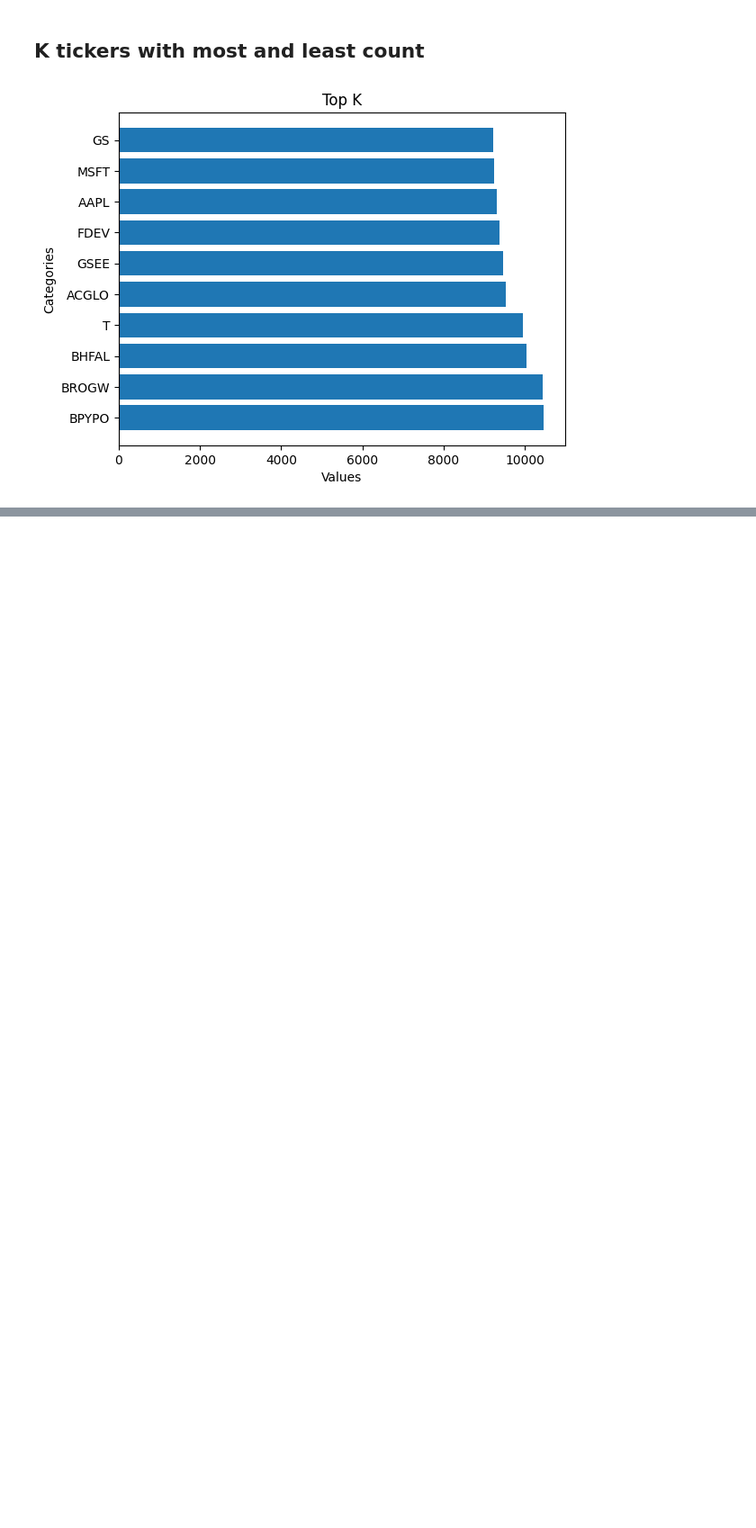
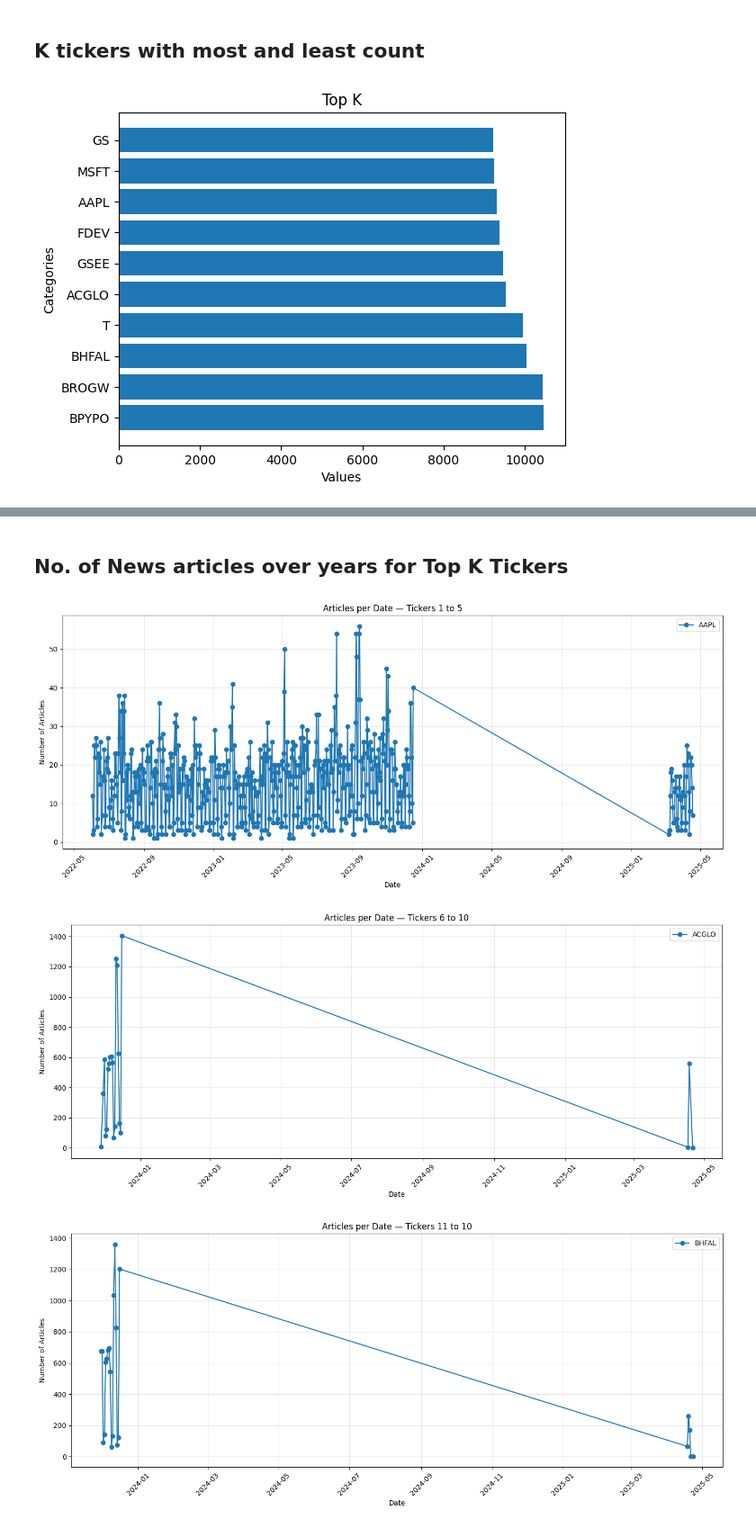
Before and after one commit to pranavdhawann/spring-2026-group4, a Jupyter notebook: src/notebooks/news_eda_1.ipynb, the cells around one changed output, grey strips where cells are left out. Shown at 90% size. Saved outputs shown, nothing was run; the diff lists cells and outputs as text; code cells hidden in the pictures; blank space fills up the shorter version.

Commit message:
added # of news per day for top K tickers

```diff
--- a/src/notebooks/news_eda_1.ipynb
+++ b/src/notebooks/news_eda_1.ipynb
@@ -88,0 +92,49 @@ plt.show()
+# %% [markdown]
+## No. of News articles over years for Top K Tickers
+# %%
+df_date_n_articles = {"date": [], "ticker":[]}
+for ticker in tqdm(top_k_tickers):
+    ticker_ = remove_jsonl_from_ticker(ticker)
+    data = read_jsonl(os.path.join(config["NEWS_FOLDER"], ticker))
+    for article in data:
+        df_date_n_articles["date"].append(article["Date"])
+        df_date_n_articles["ticker"].append(ticker_)
+df_date_n_articles = pd.DataFrame(df_date_n_articles)
+# %%
+df_date_n_articles['date'] = pd.to_datetime(df_date_n_articles['date'])
+date_counts = (
+    df_date_n_articles
+    .groupby(['ticker', 'date'])
+    .size()
+    .reset_index(name='freq')
+)
+tickers = sorted(date_counts['ticker'].unique())
+tickers_per_plot = 1
+n_plots = math.ceil(len(tickers) / tickers_per_plot)
+for i in range(n_plots):
+    plt.figure(figsize=(14, 6))
+
+    batch = tickers[i * tickers_per_plot:(i + 1) * tickers_per_plot]
+
+    for ticker in batch:
+        df_t = date_counts[date_counts['ticker'] == ticker]
+
+        plt.plot(
+            df_t['date'],
+            df_t['freq'],
+            marker='o',
+            label=ticker
+        )
+
+    plt.xlabel('Date')
+    plt.ylabel('Number of Articles')
+    plt.title(f'Articles per Date — Tickers {i*5+1} to {min((i+1)*5, len(tickers))}')
+    plt.xticks(rotation=45)
+    plt.legend()
+    plt.grid(alpha=0.3)
+    plt.tight_layout()
+    plt.show()
+# %% [output]
+[figure, added]
+[figure, added]
+[figure, added]
```
Also changed, not shown: parts of 4 cells of this notebook.
